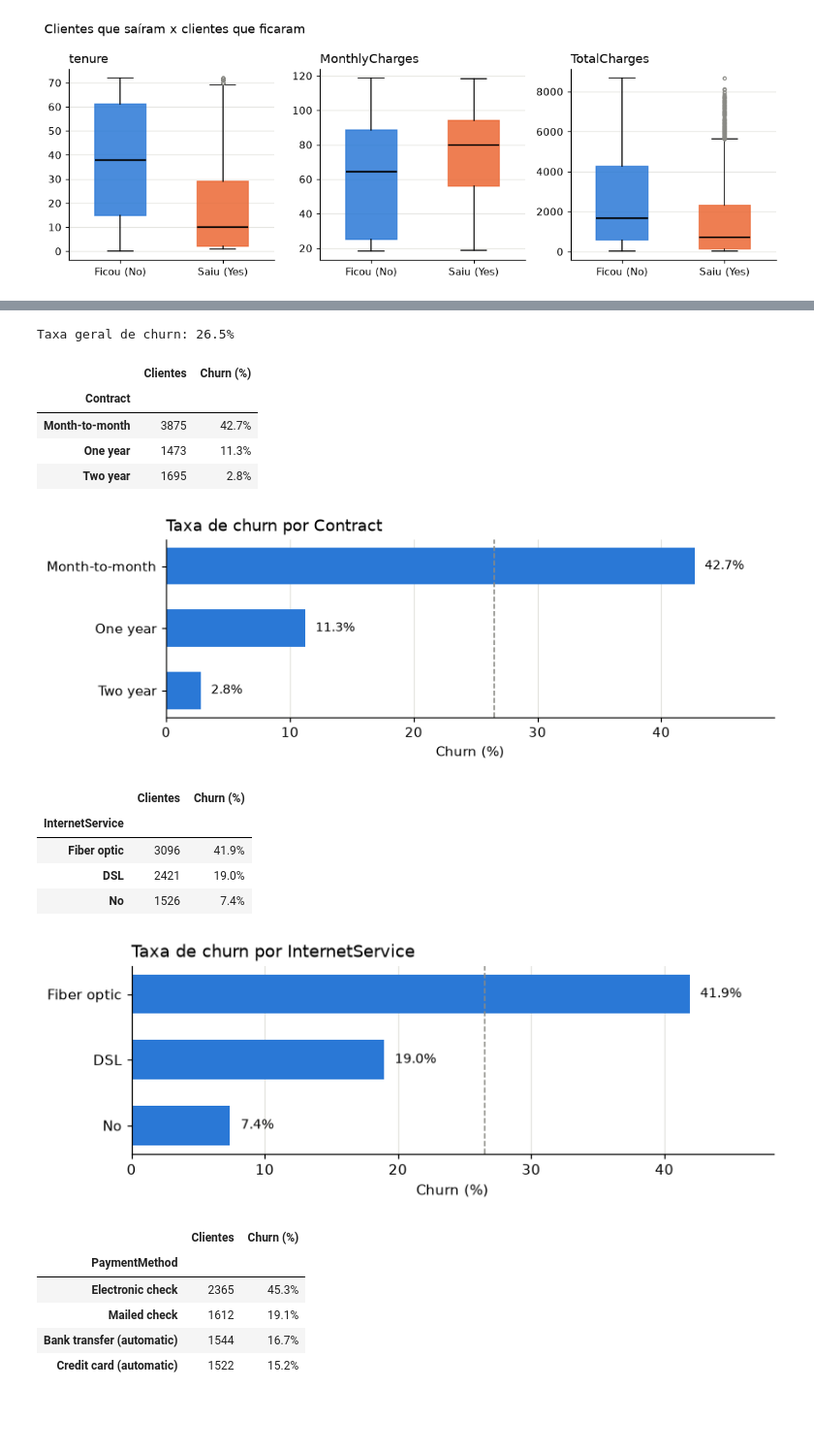
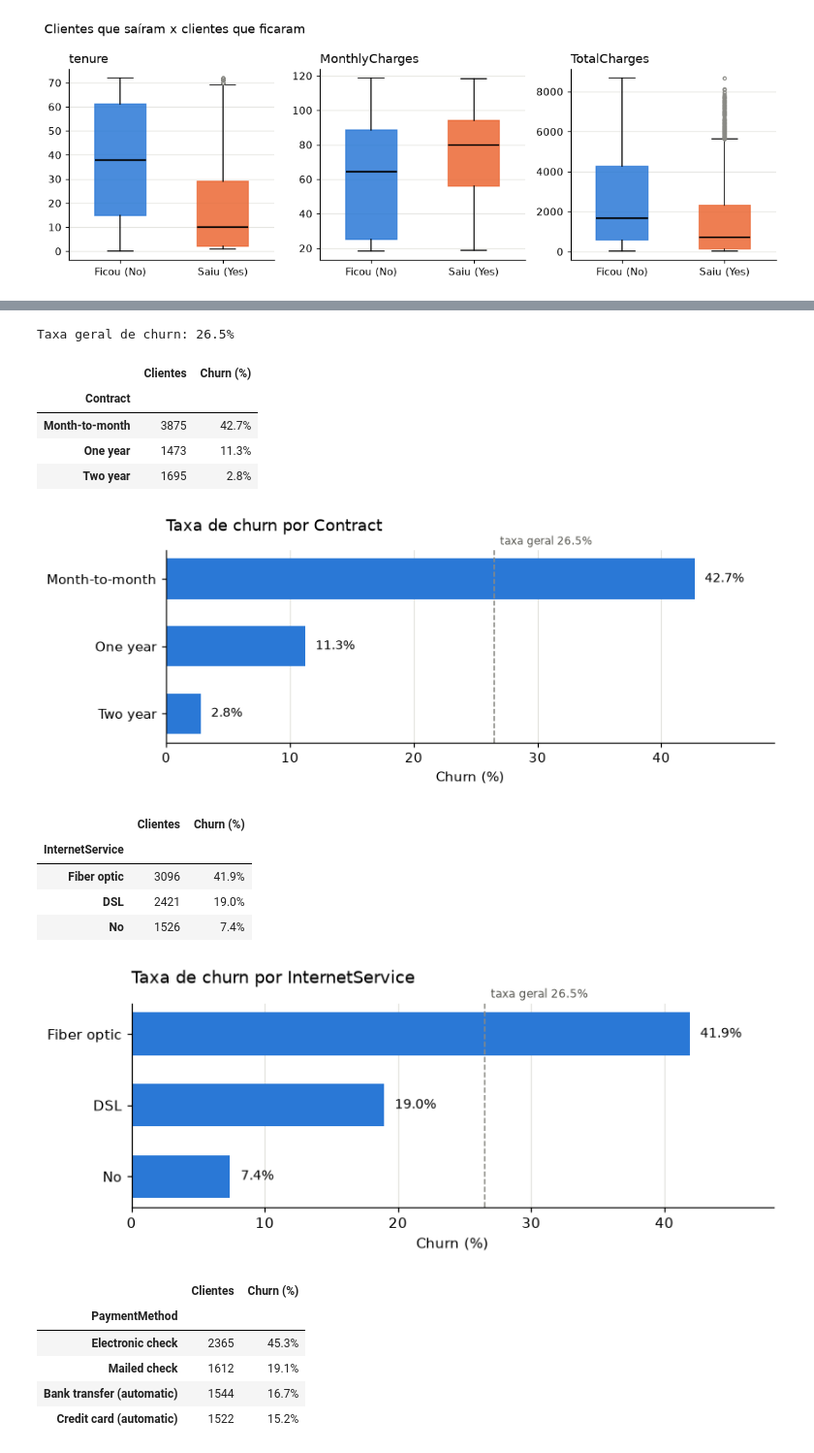
Before and after one commit to LorenzoNMachado/Customer-Churn, a Jupyter notebook: notebooks/analise_churn.ipynb, the cells around one changed output, grey strips where cells are left out. Shown at 97% size. Cells and saved outputs as stored; diff of their text form; code cells hidden in the pictures; blank space fills up the shorter version.

```diff
--- a/notebooks/analise_churn.ipynb
+++ b/notebooks/analise_churn.ipynb
@@ -16,15 +17,19 @@ import pandas as pd
 from IPython.display import display
 
 sys.path.append(os.path.abspath('../src'))
-from estatistica import (calcular_classes, criar_tabela_frequencia,
-                         criar_tabela_frequencia_categorica, formatar_tabela,
-                         medidas_resumo, taxa_churn)
+from estatistica import (calcular_classes, classificar, criar_tabela_frequencia,
+                         formatar_tabela, medidas_resumo, moda_czuber, resumo_categoricas,
+                         taxa_churn, teste_mann_whitney, teste_qui_quadrado)
 
 df = pd.read_csv('../data/WA_Fn-UseC_-Telco-Customer-Churn.csv')
 # TotalCharges vem como texto: 11 clientes com tenure 0 têm o campo vazio
 df['TotalCharges'] = pd.to_numeric(df['TotalCharges'], errors='coerce')
 # SeniorCitizen é binária (0/1), não contínua
 df['SeniorCitizen'] = df['SeniorCitizen'].map({0: 'No', 1: 'Yes'})
+
+# tenure é discreta (meses): faixas de 6 meses no lugar de Sturges
+LARGURA = {'tenure': 6}
+taxa_geral = (df['Churn'] == 'Yes').mean() * 100
 
 # Estilo dos gráficos: uma cor por série, grade discreta
 AZUL, LARANJA, CINZA = '#2a78d6', '#eb6834', '#8a8a85'
@@ -74,10 +79,10 @@ Intervalos de classe pela regra de Sturges, com o histograma desenhado sobre as
 # %%
 for coluna in continuas:
-    tabela = criar_tabela_frequencia(df, coluna)
-    display(formatar_tabela(tabela))
+    largura = LARGURA.get(coluna)
+    display(formatar_tabela(criar_tabela_frequencia(df, coluna, largura)))
 
     fig, ax = plt.subplots(figsize=(8, 3.2))
-    ax.hist(df[coluna].dropna(), bins=calcular_classes(df[coluna]), color=AZUL,
+    ax.hist(df[coluna].dropna(), bins=calcular_classes(df[coluna], largura), color=AZUL,
             edgecolor='white', linewidth=2)
     ax.set_title(f'Distribuição de {coluna}', loc='left')
     ax.set_xlabel(coluna)
@@ -138,6 +141,3 @@ for coluna in continuas:
 [figure]
 # %% [markdown]
 ## 2. Distribuição de frequência — variáveis categóricas
-# %%
-for coluna in categoricas:
-    display(formatar_tabela(criar_tabela_frequencia_categorica(df, coluna)))
@@ -203,6 +169,10 @@ for coluna in categoricas:
 # %%
-resumo = pd.DataFrame({c: medidas_resumo(df[c]) for c in continuas})
+resumo = pd.DataFrame({c: medidas_resumo(df[c], LARGURA.get(c)) for c in continuas})
 display(resumo.style.format('{:,.2f}'))
+
+for coluna in continuas:
+    classe, _ = moda_czuber(df[coluna], LARGURA.get(coluna))
+    print(f'Classe modal de {coluna}: {classe.left:,.2f} |--- {classe.right:,.2f}')
 # %% [output]
 |  | tenure | MonthlyCharges | TotalCharges |
 | Média | 32.37 | 64.76 | 2,283.30 |
@@ -239,42 +212,40 @@ A linha tracejada é a taxa geral da base. Barras acima dela indicam grupos de m
 # %%
-taxa_geral = (df['Churn'] == 'Yes').mean() * 100
 print(f'Taxa geral de churn: {taxa_geral:.1f}%')
+df_faixas = df.assign(**{'Faixa de tenure (meses)': classificar(df['tenure'], LARGURA['tenure'])})
 
-faixas_tenure = criar_tabela_frequencia(df, 'tenure').index
-df_faixas = df.assign(**{'Faixa de tenure': pd.cut(df['tenure'], bins=calcular_classes(df['tenure']),
-                                                   right=False, labels=faixas_tenure)})
-
-for coluna in ['Contract', 'InternetService', 'PaymentMethod', 'Faixa de tenure']:
+for coluna in ['Contract', 'InternetService', 'PaymentMethod', 'Faixa de tenure (meses)']:
     tabela = taxa_churn(df_faixas, coluna)
-    if coluna == 'Faixa de tenure':
+    if coluna.startswith('Faixa'):
         tabela = tabela.sort_index()  # faixas seguem a ordem natural
     display(tabela.style.format({'Churn (%)': '{:.1f}%'}))
 
-    fig, ax = plt.subplots(figsize=(8, 0.45 * len(tabela) + 1))
+    fig, ax = plt.subplots(figsize=(8, 0.45 * len(tabela) + 1.2))
     ax.barh(tabela.index.astype(str), tabela['Churn (%)'], color=AZUL, height=0.6)
     ax.invert_yaxis()
     ax.axvline(taxa_geral, color=CINZA, linestyle='--', linewidth=1)
+    ax.annotate(f'taxa geral {taxa_geral:.1f}%', xy=(taxa_geral, 1), xycoords=('data', 'axes fraction'),
+                xytext=(4, 2), textcoords='offset points', fontsize=8, color='#55554f', va='bottom')
     for i, v in enumerate(tabela['Churn (%)']):
         ax.text(v + 0.8, i, f'{v:.1f}%', va='center', fontsize=9)
     ax.set_xlim(0, tabela['Churn (%)'].max() * 1.15)
     ax.set_xlabel('Churn (%)')
-    ax.set_title(f'Taxa de churn por {coluna}', loc='left')
+    ax.set_title(f'Taxa de churn por {coluna}', loc='left', pad=14)
     ax.grid(axis='y', visible=False)
     plt.show()
 # %% [output]
 Taxa geral de churn: 26.5%
 |  | Clientes | Churn (%) |
 | Contract |  |  |
 | Month-to-month | 3875 | 42.7% |
 | One year | 1473 | 11.3% |
 | Two year | 1695 | 2.8% |
-[figure, old version]
+[figure, new version]
 |  | Clientes | Churn (%) |
 | InternetService |  |  |
 | Fiber optic | 3096 | 41.9% |
 | DSL | 2421 | 19.0% |
 | No | 1526 | 7.4% |
-[figure, old version]
+[figure, new version]
 |  | Clientes | Churn (%) |
 | PaymentMethod |  |  |
 | Electronic check | 2365 | 45.3% |
```
Also changed, not shown: parts of 23 cells of this notebook, 6 other files.
